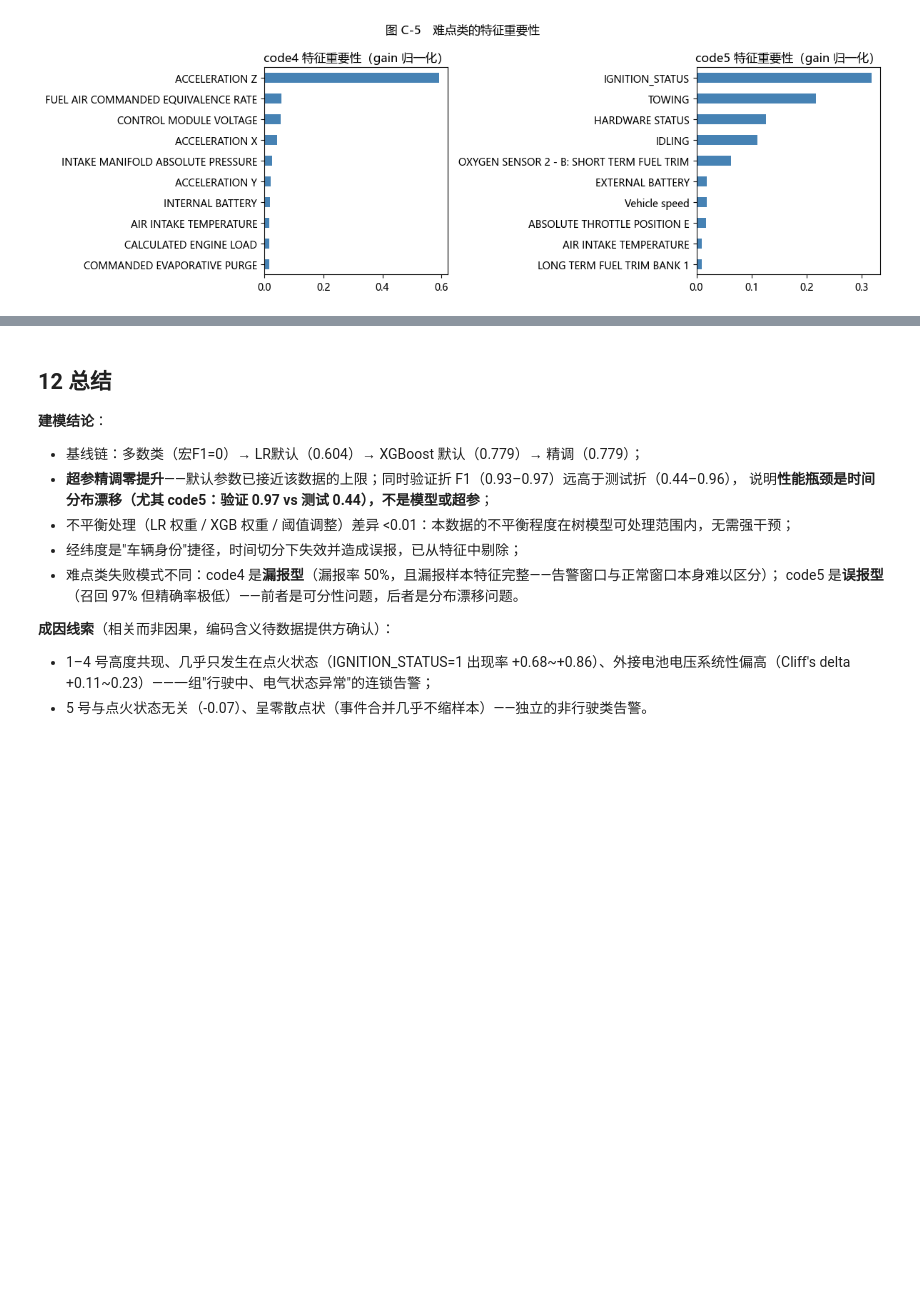
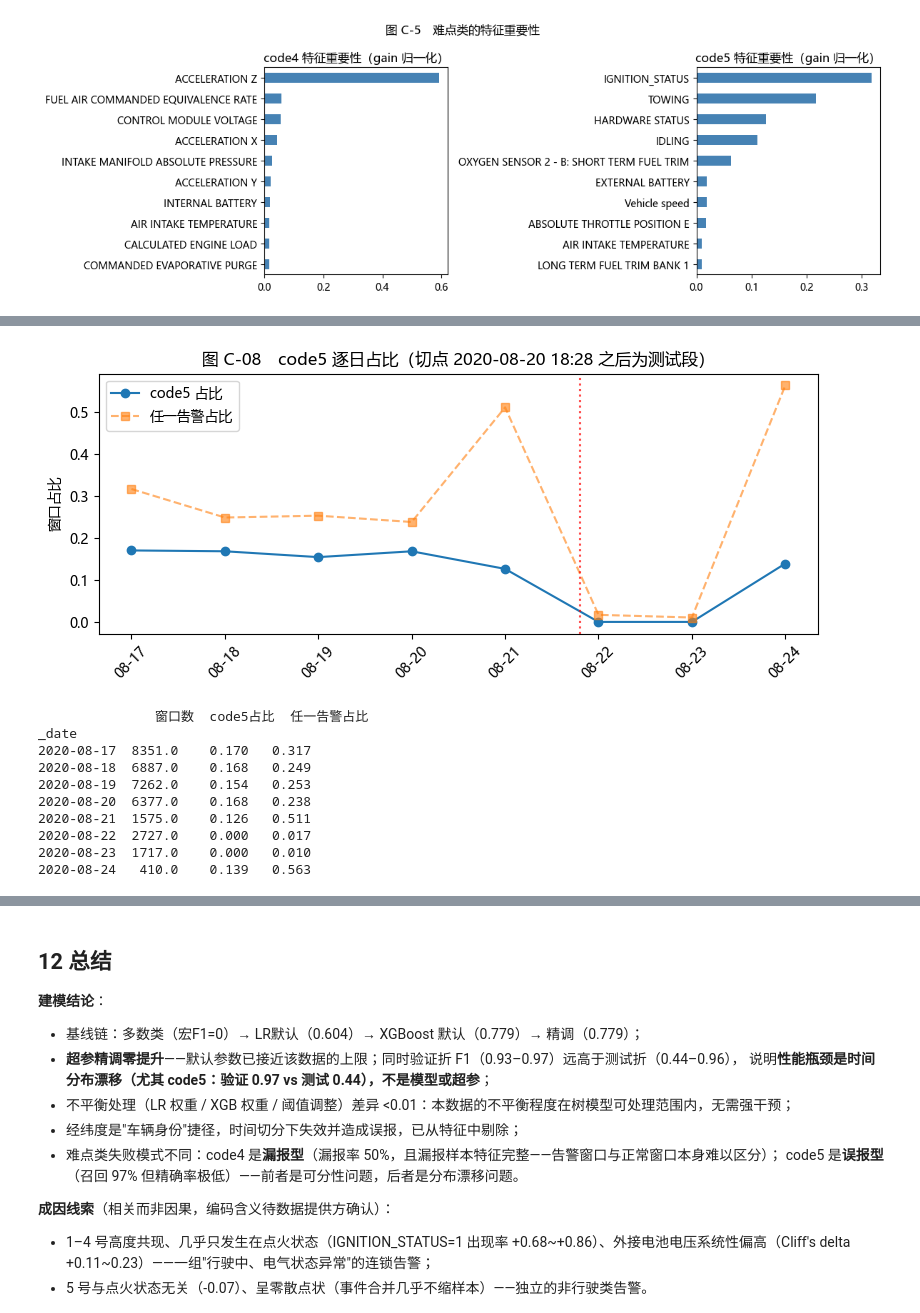
Before and after one commit to asr000/vehicle-iot-analysis, a Jupyter notebook: notebooks/C_alarm_analysis.ipynb, the cells around one changed output, grey strips where cells are left out. Drawn from its saved outputs; the diff is of its cells as text; code cells hidden in the pictures; blank space fills up the shorter version.

```diff
--- a/C_alarm_analysis.ipynb
+++ b/notebooks/C_alarm_analysis.ipynb
@@ -655,0 +685,33 @@ plt.show()
+# %%
+# 图 C-08 code5 逐日占比（时间漂移的直接证据）
+df["_date"] = df["timestamp"].dt.date
+daily = df.groupby("_date").apply(
+    lambda g: pd.Series({
+        "窗口数": len(g),
+        "code5占比": Y.loc[g.index, 5].mean(),
+        "任一告警占比": Y.loc[g.index, [1,2,3,4,5]].any(axis=1).mean(),
+    }), include_groups=False,
+)
+fig, ax = plt.subplots(figsize=(8, 3.6))
+ax.plot(range(len(daily)), daily["code5占比"], "o-", label="code5 占比")
+ax.plot(range(len(daily)), daily["任一告警占比"], "s--", alpha=0.6, label="任一告警占比")
+ax.set_xticks(range(len(daily)))
+ax.set_xticklabels([str(d)[5:] for d in daily.index], rotation=45)
+ax.set_ylabel("窗口占比"); ax.legend()
+ax.set_title("图 C-08　code5 逐日占比（切点 2020-08-20 18:28 之后为测试段）")
+ax.axvline(len(daily) - 3.2, color="red", ls=":", alpha=0.7)
+fig.tight_layout(); fig.savefig(FIG / "C08_code5_daily.png", dpi=150); plt.show()
+df.drop(columns=["_date"], inplace=True)
+print(daily.round(3))
+# %% [output]
+[figure, added]
+               窗口数  code5占比  任一告警占比
+_date
+2020-08-17  8351.0    0.170   0.317
+2020-08-18  6887.0    0.168   0.249
+2020-08-19  7262.0    0.154   0.253
+2020-08-20  6377.0    0.168   0.238
+2020-08-21  1575.0    0.126   0.511
+2020-08-22  2727.0    0.000   0.017
+2020-08-23  1717.0    0.000   0.010
+2020-08-24   410.0    0.139   0.563
```
Also changed, not shown: parts of 4 cells of this notebook, 32 other files.
